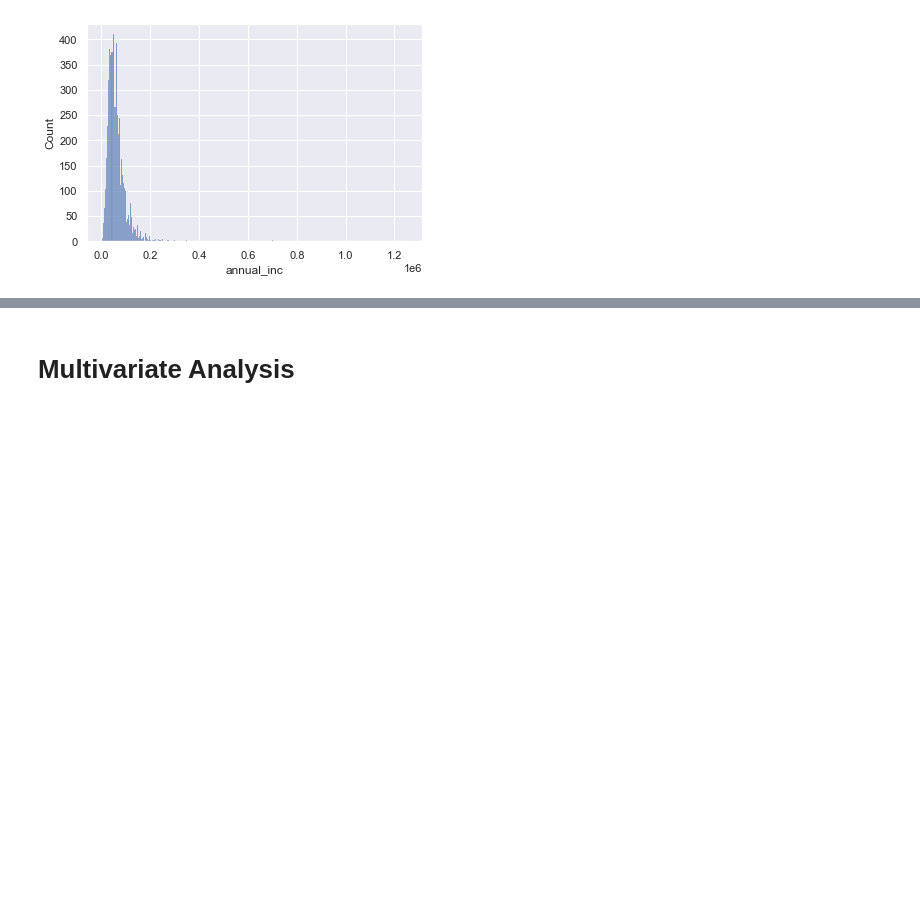
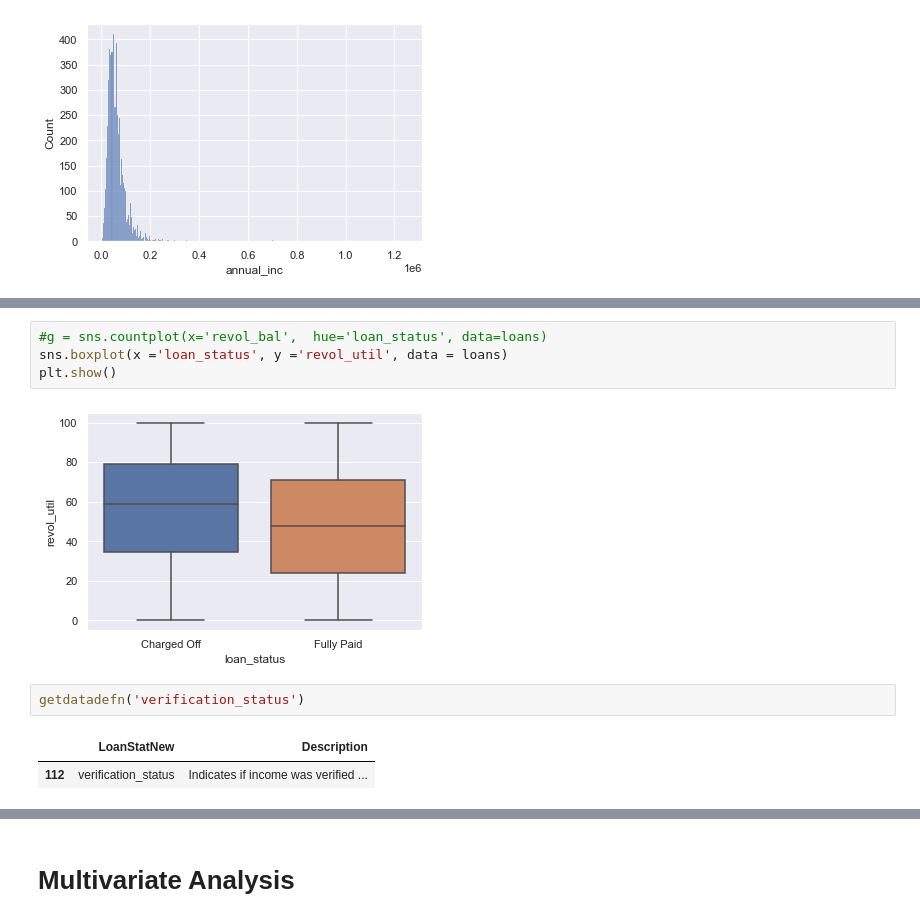
Before and after one commit to srinirama/LendingClubCaseStudy, a Jupyter notebook: RamanujamSrinivasan.ipynb, the cells around one changed output, grey strips where cells are left out. Drawn from its saved outputs; the diff is of its cells as text; blank space fills up the shorter version.

```diff
--- a/RamanujamSrinivasan.ipynb
+++ b/RamanujamSrinivasan.ipynb
@@ -1571,0 +1591,11 @@ sns.histplot( data=tmp)
+# %%
+#g = sns.countplot(x='revol_bal',  hue='loan_status', data=loans)
+sns.boxplot(x ='loan_status', y ='revol_util', data = loans)
+plt.show()
+# %% [output]
+[figure, added]
+# %%
+getdatadefn('verification_status')
+# %% [output]
+|  | LoanStatNew | Description |
+| 112 | verification_status | Indicates if income was verified ... |
```
Also changed, not shown: parts of 10 cells of this notebook, 1 other file.
